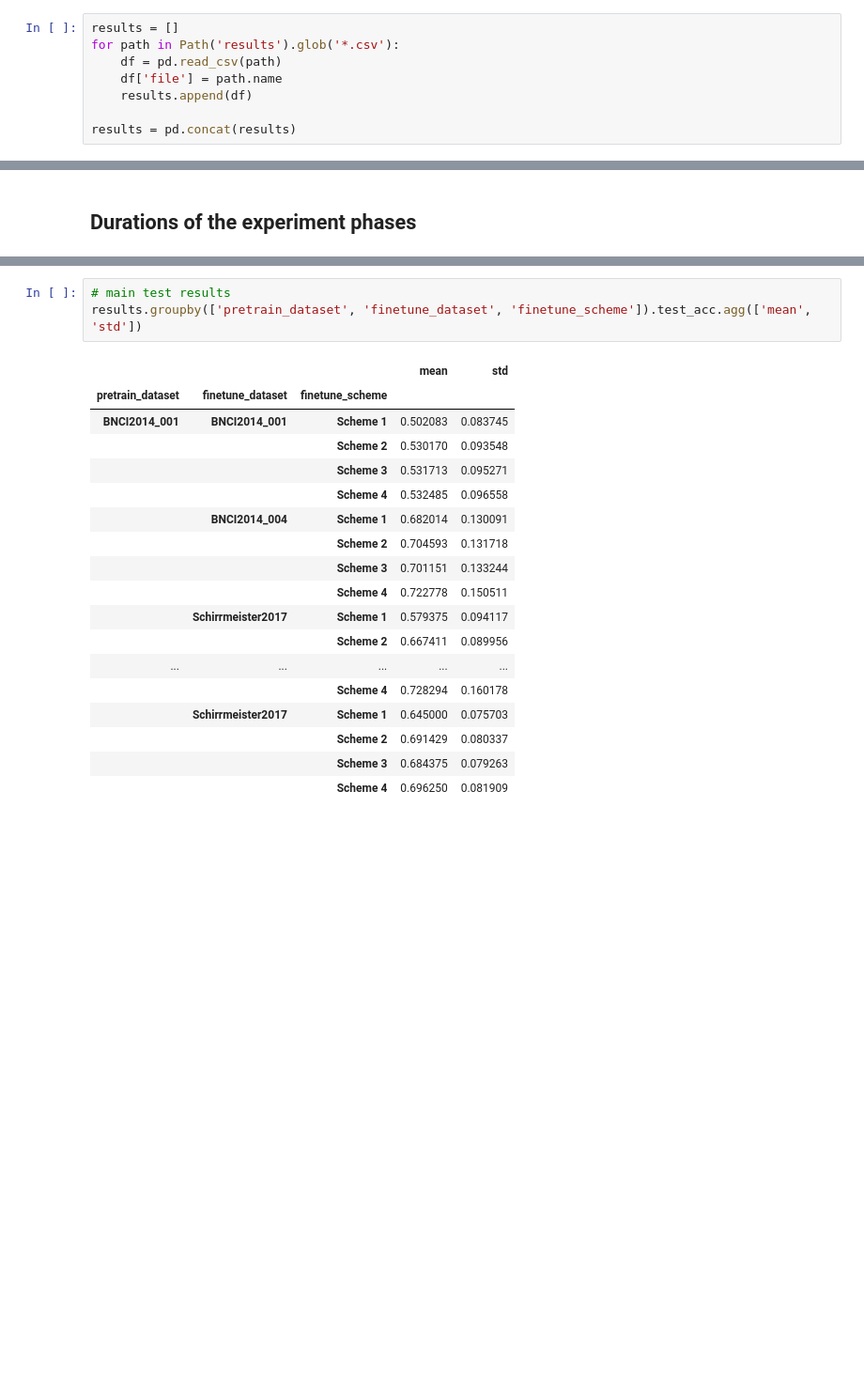
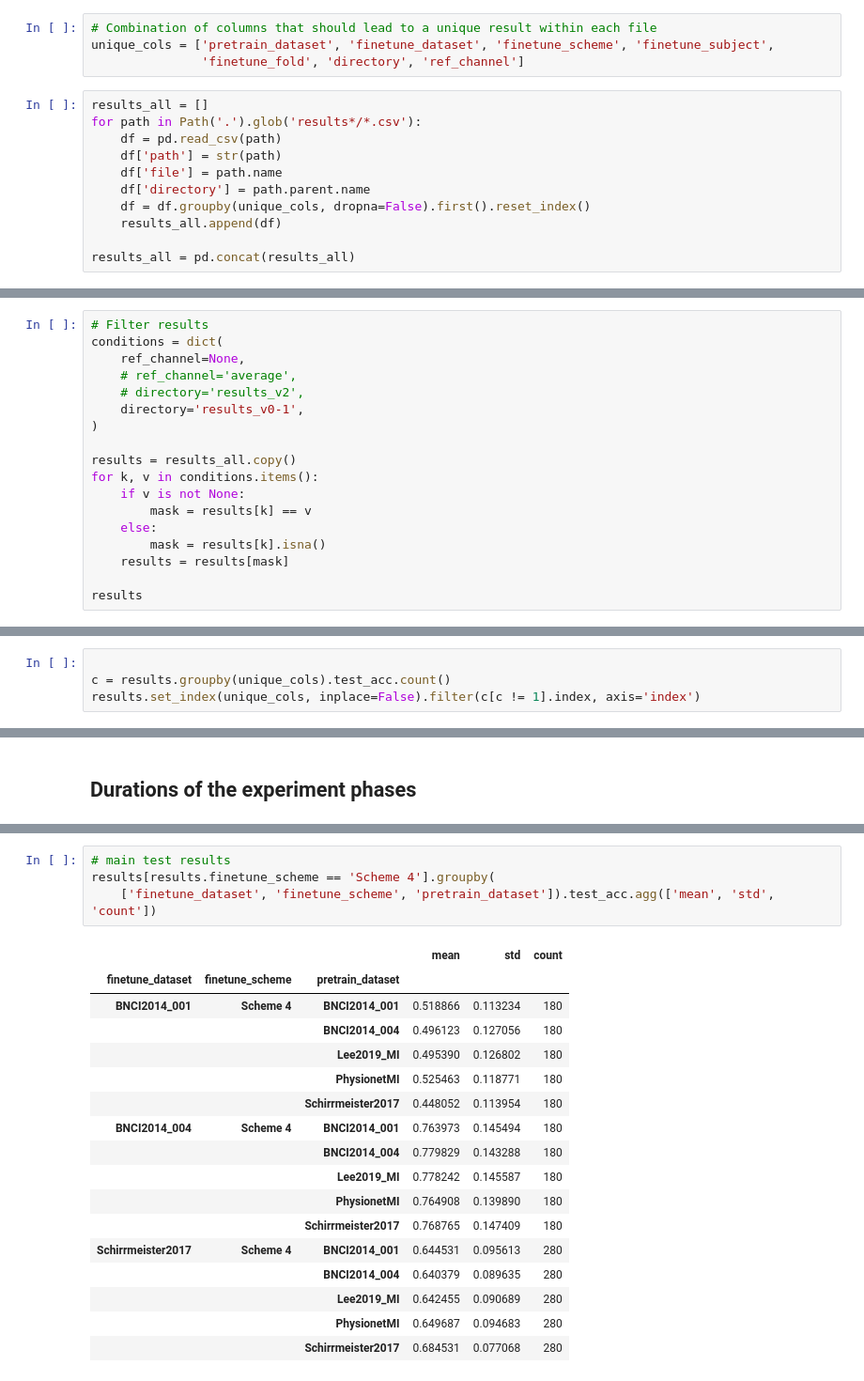
Before and after one commit to PierreGtch/CrossDataset_Xie2023, a Jupyter notebook: visualisation.ipynb, the cells around one changed output, grey strips where cells are left out. Shown at 94% size. Cells and saved outputs as stored; diff of their text form; blank space fills up the shorter version.

```diff
--- a/visualisation.ipynb
+++ b/visualisation.ipynb
@@ -9,11 +12,18 @@ import pandas as pd
 # %% [markdown]
 ## Load results and sanity check
+# %%
+# Combination of columns that should lead to a unique result within each file
+unique_cols = ['pretrain_dataset', 'finetune_dataset', 'finetune_scheme', 'finetune_subject',
+               'finetune_fold', 'directory', 'ref_channel']
 # %%
-results = []
-for path in Path('results').glob('*.csv'):
+results_all = []
+for path in Path('.').glob('results*/*.csv'):
     df = pd.read_csv(path)
+    df['path'] = str(path)
     df['file'] = path.name
-    results.append(df)
+    df['directory'] = path.parent.name
+    df = df.groupby(unique_cols, dropna=False).first().reset_index()
+    results_all.append(df)
 
-results = pd.concat(results)
+results_all = pd.concat(results_all)
 # %%
@@ -34,0 +45,18 @@ results
+# %%
+# Filter results
+conditions = dict(
+    ref_channel=None,
+    # ref_channel='average',
+    # directory='results_v2',
+    directory='results_v0-1',
+)
+
+results = results_all.copy()
+for k, v in conditions.items():
+    if v is not None:
+        mask = results[k] == v
+    else:
+        mask = results[k].isna()
+    results = results[mask]
+
+results
@@ -69,0 +120,4 @@ assert (results.groupby('pretrain_dataset')[[
+# %%
+
+c = results.groupby(unique_cols).test_acc.count()
+results.set_index(unique_cols, inplace=False).filter(c[c != 1].index, axis='index')
@@ -133,22 +198,22 @@ results.groupby(['finetune_dataset', 'finetune_scheme'])[['finetune_phase1_dur',
 # %%
 # main test results
-results.groupby(['pretrain_dataset', 'finetune_dataset', 'finetune_scheme']).test_acc.agg(['mean', 'std'])
+results[results.finetune_scheme == 'Scheme 4'].groupby(
+    ['finetune_dataset', 'finetune_scheme', 'pretrain_dataset']).test_acc.agg(['mean', 'std', 'count'])
 # %% [output]
-|  |  |  | mean | std |
-| pretrain_dataset | finetune_dataset | finetune_scheme |  |  |
-| BNCI2014_001 | BNCI2014_001 | Scheme 1 | 0.502083 | 0.083745 |
-|  |  | Scheme 2 | 0.530170 | 0.093548 |
-|  |  | Scheme 3 | 0.531713 | 0.095271 |
-|  |  | Scheme 4 | 0.532485 | 0.096558 |
-|  | BNCI2014_004 | Scheme 1 | 0.682014 | 0.130091 |
-|  |  | Scheme 2 | 0.704593 | 0.131718 |
-|  |  | Scheme 3 | 0.701151 | 0.133244 |
-|  |  | Scheme 4 | 0.722778 | 0.150511 |
-|  | Schirrmeister2017 | Scheme 1 | 0.579375 | 0.094117 |
-|  |  | Scheme 2 | 0.667411 | 0.089956 |
-| ... | ... | ... | ... | ... |
-|  |  | Scheme 4 | 0.728294 | 0.160178 |
-|  | Schirrmeister2017 | Scheme 1 | 0.645000 | 0.075703 |
-|  |  | Scheme 2 | 0.691429 | 0.080337 |
-|  |  | Scheme 3 | 0.684375 | 0.079263 |
-|  |  | Scheme 4 | 0.696250 | 0.081909 |
+|  |  |  | mean | std | count |
+| finetune_dataset | finetune_scheme | pretrain_dataset |  |  |  |
+| BNCI2014_001 | Scheme 4 | BNCI2014_001 | 0.518866 | 0.113234 | 180 |
+|  |  | BNCI2014_004 | 0.496123 | 0.127056 | 180 |
+|  |  | Lee2019_MI | 0.495390 | 0.126802 | 180 |
+|  |  | PhysionetMI | 0.525463 | 0.118771 | 180 |
+|  |  | Schirrmeister2017 | 0.448052 | 0.113954 | 180 |
+| BNCI2014_004 | Scheme 4 | BNCI2014_001 | 0.763973 | 0.145494 | 180 |
+|  |  | BNCI2014_004 | 0.779829 | 0.143288 | 180 |
+|  |  | Lee2019_MI | 0.778242 | 0.145587 | 180 |
+|  |  | PhysionetMI | 0.764908 | 0.139890 | 180 |
+|  |  | Schirrmeister2017 | 0.768765 | 0.147409 | 180 |
+| Schirrmeister2017 | Scheme 4 | BNCI2014_001 | 0.644531 | 0.095613 | 280 |
+|  |  | BNCI2014_004 | 0.640379 | 0.089635 | 280 |
+|  |  | Lee2019_MI | 0.642455 | 0.090689 | 280 |
+|  |  | PhysionetMI | 0.649687 | 0.094683 | 280 |
+|  |  | Schirrmeister2017 | 0.684531 | 0.077068 | 280 |
```
Also changed, not shown: parts of 29 cells of this notebook.
